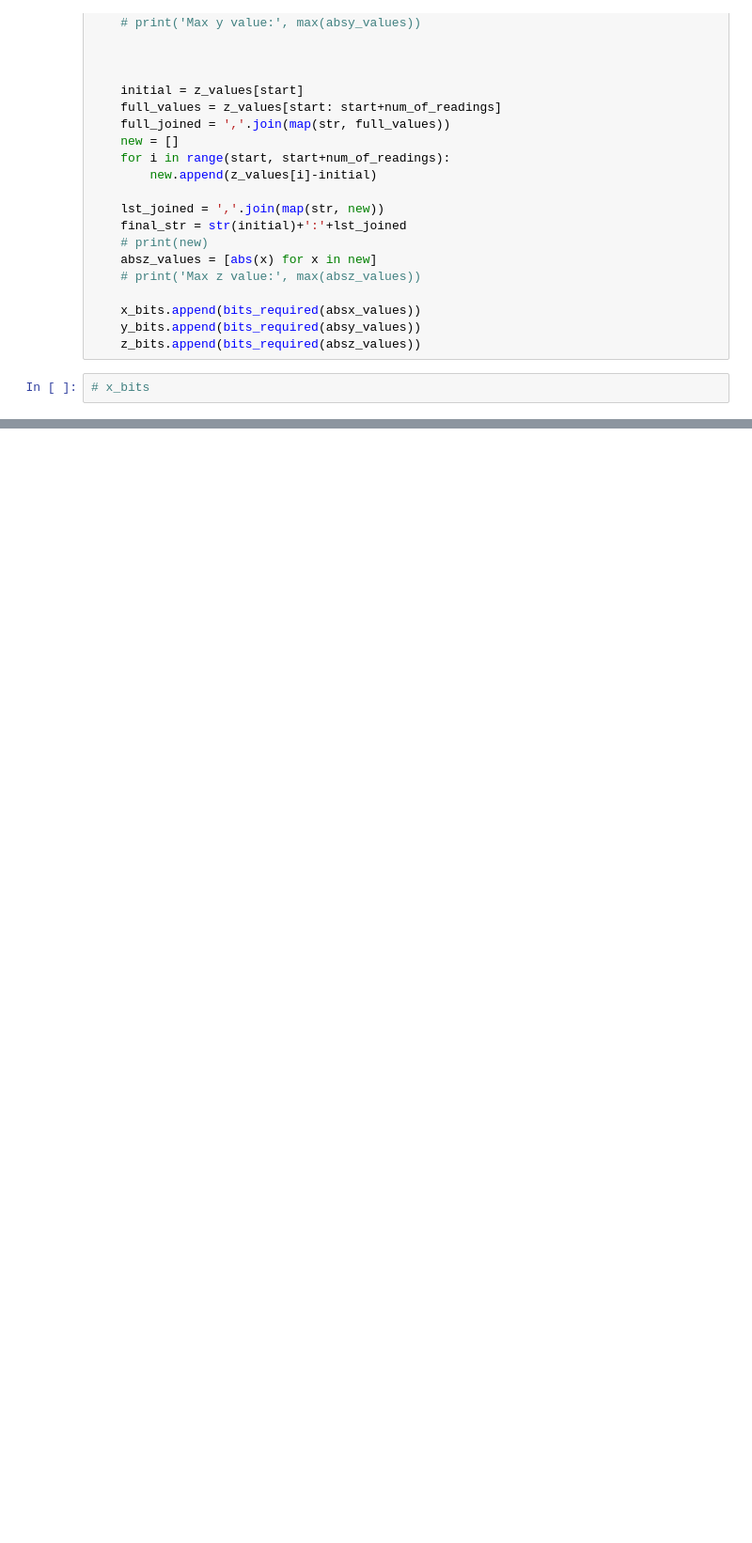
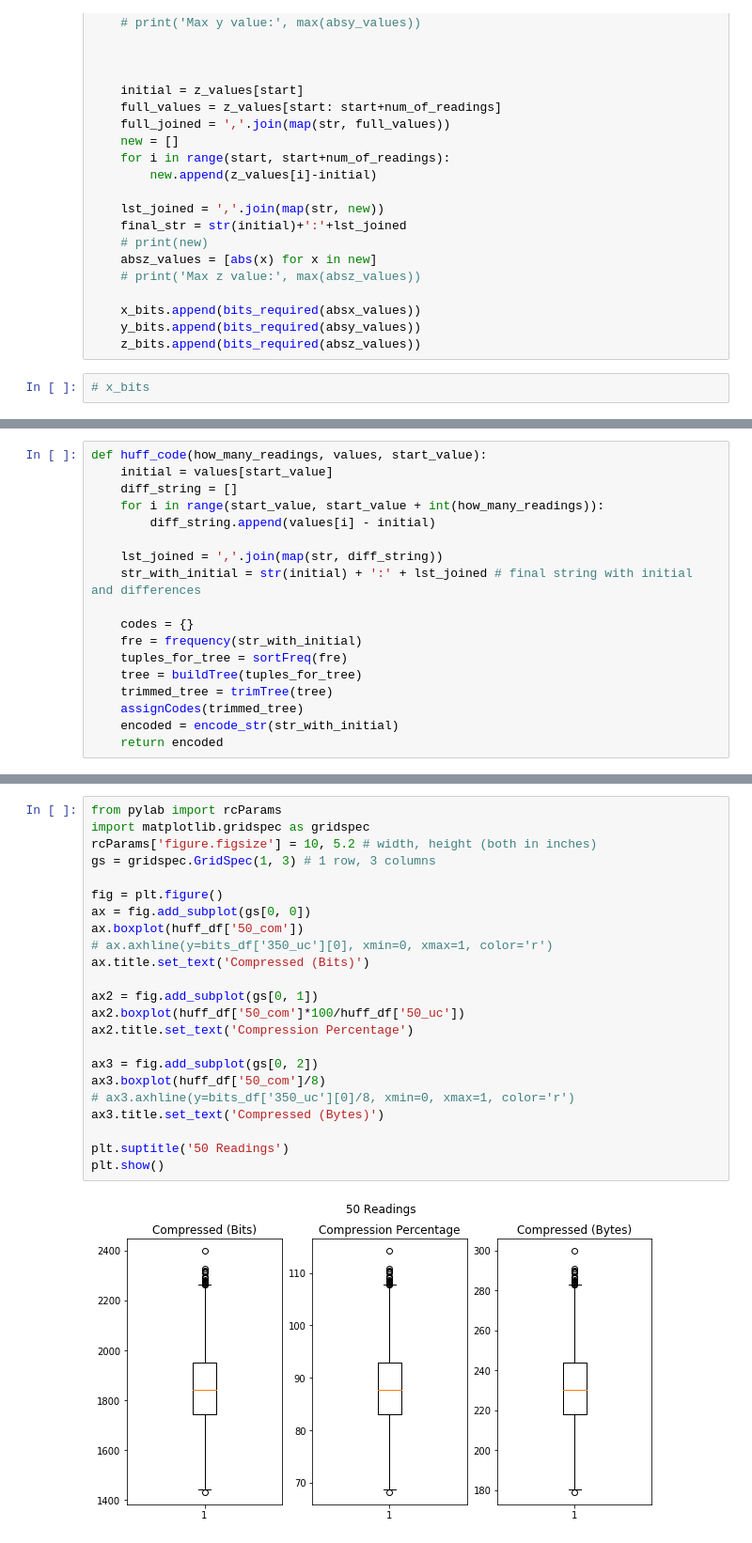
Before and after one commit to parth2480/data_compression, a Jupyter notebook: more_trials.ipynb, the cells around one changed output, grey strips where cells are left out. Shown at 94% size. Cells and saved outputs as stored; diff of their text form; blank space fills up the shorter version.

Commit message:
difference recursion

```diff
--- a/more_trials.ipynb
+++ b/more_trials.ipynb
@@ -889,0 +890,18 @@ plt.show()
+# %%
+def huff_code(how_many_readings, values, start_value):
+    initial = values[start_value]
+    diff_string = []
+    for i in range(start_value, start_value + int(how_many_readings)):
+        diff_string.append(values[i] - initial)
+
+    lst_joined = ','.join(map(str, diff_string))
+    str_with_initial = str(initial) + ':' + lst_joined # final string with initial and differences
+
+    codes = {}
+    fre = frequency(str_with_initial)
+    tuples_for_tree = sortFreq(fre)
+    tree = buildTree(tuples_for_tree)
+    trimmed_tree = trimTree(tree)
+    assignCodes(trimmed_tree)
+    encoded = encode_str(str_with_initial)
+    return encoded
@@ -889,0 +1016,25 @@ plt.show()
+# %%
+from pylab import rcParams
+import matplotlib.gridspec as gridspec
+rcParams['figure.figsize'] = 10, 5.2 # width, height (both in inches)
+gs = gridspec.GridSpec(1, 3) # 1 row, 3 columns
+
+fig = plt.figure()
+ax = fig.add_subplot(gs[0, 0])
+ax.boxplot(huff_df['50_com'])
+# ax.axhline(y=bits_df['350_uc'][0], xmin=0, xmax=1, color='r')
+ax.title.set_text('Compressed (Bits)')
+
+ax2 = fig.add_subplot(gs[0, 1])
+ax2.boxplot(huff_df['50_com']*100/huff_df['50_uc'])
+ax2.title.set_text('Compression Percentage')
+
+ax3 = fig.add_subplot(gs[0, 2])
+ax3.boxplot(huff_df['50_com']/8)
+# ax3.axhline(y=bits_df['350_uc'][0]/8, xmin=0, xmax=1, color='r')
+ax3.title.set_text('Compressed (Bytes)')
+
+plt.suptitle('50 Readings')
+plt.show()
+# %% [output]
+[figure, added]
```
Also changed, not shown: parts of 20 cells of this notebook.
